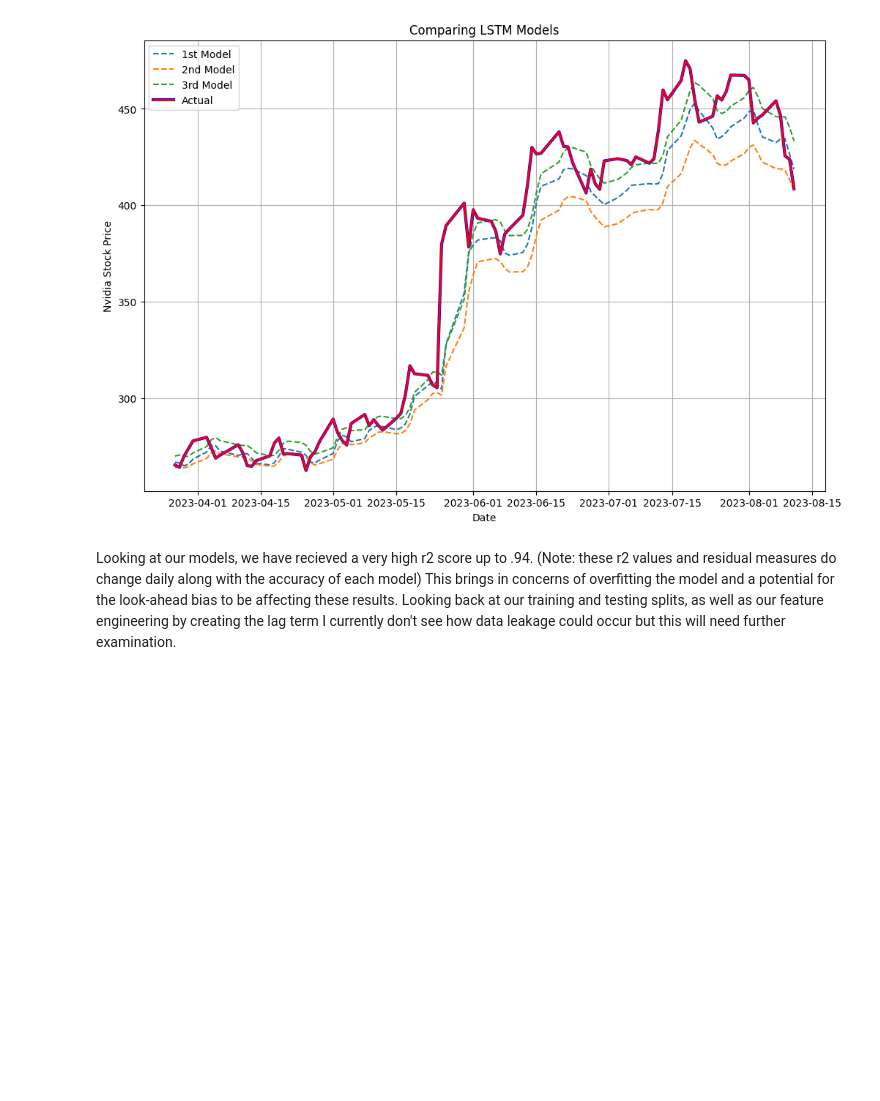
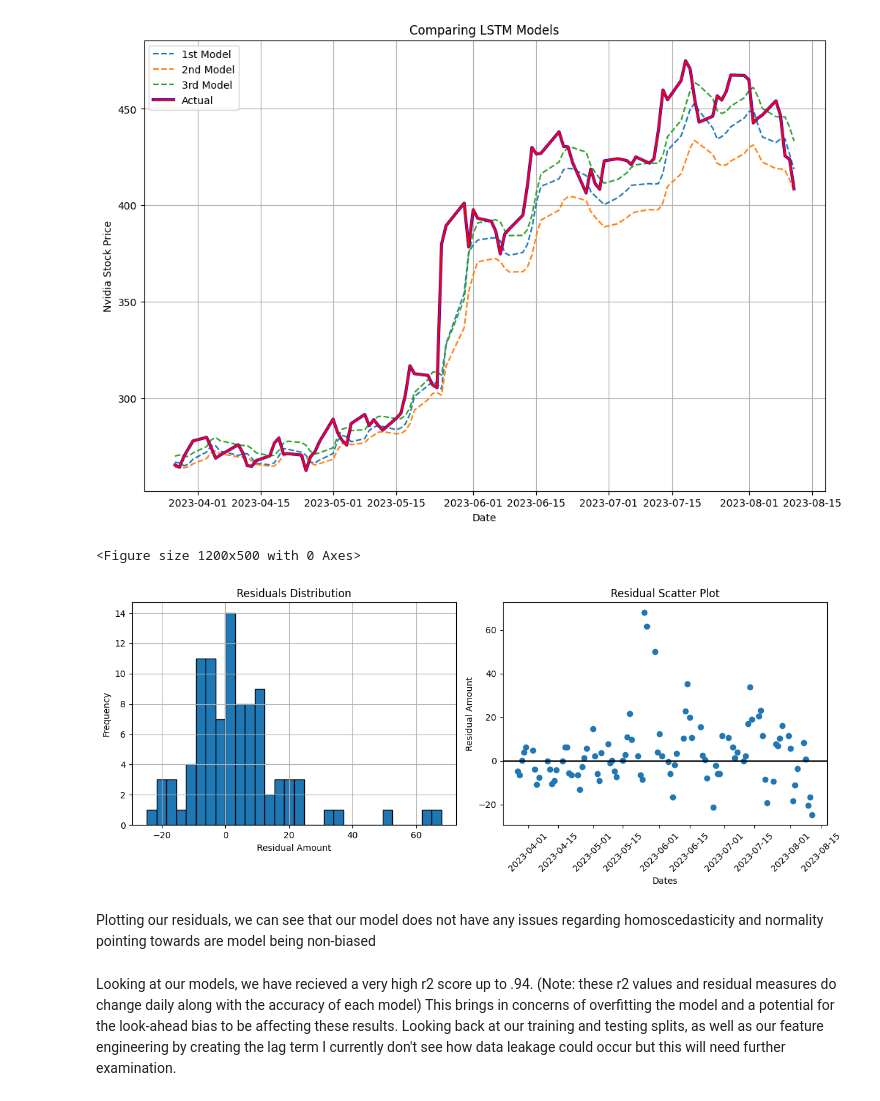
Before and after one commit to npwkeller/NVDA-Stock-Forecast, a Jupyter notebook: Stock_analysis.ipynb, the cells around one changed output. Cells and saved outputs as stored; diff of their text form; code cells hidden in the pictures; blank space fills up the shorter version.

```diff
--- a/Stock_analysis.ipynb
+++ b/Stock_analysis.ipynb
@@ -507,6 +507,30 @@ plt.legend()
 # %% [output]
 <matplotlib.legend.Legend at 0x...>
 [figure]
+# %%
+#Plotting the Residuals
+residuals = y_test_inversed - predictions3
+plt.figure(figsize=(12,5))
+fig, ax = plt.subplots(1,2, figsize = (12,5))
+ax[0].hist(residuals, bins =30, edgecolor ='black')
+ax[0].set_title('Residuals Distribution')
+ax[0].set_ylabel('Frequency')
+ax[0].set_xlabel('Residual Amount')
+ax[0].grid(True)
+
+ax[1].scatter(dates, residuals,)
+ax[1].tick_params(axis = 'x', rotation =45)
+ax[1].axhline(y=0, color = 'black')
+ax[1].set_title('Residual Scatter Plot')
+ax[1].set_xlabel('Dates')
+ax[1].set_ylabel('Residual Amount')
+
+plt.tight_layout()
+# %% [output]
+<Figure size 1200x500 with 0 Axes>
+[figure, added]
+# %% [markdown]
+Plotting our residuals, we can see that our model does not have any issues regarding homoscedasticity and normality pointing towards are model being non-biased
 # %% [markdown]
 Looking at our models, we have recieved a very high r2 score up to .94. (Note: these r2 values and residual measures do change daily along with the accuracy of each model) This brings in concerns of overfitting the model and a potential for the look-ahead bias to be affecting these results. Looking back at our training and testing splits, as well as our feature engineering by creating the lag term I currently don't see how data leakage could occur but this will need further examination.
 # %% [markdown]
```
